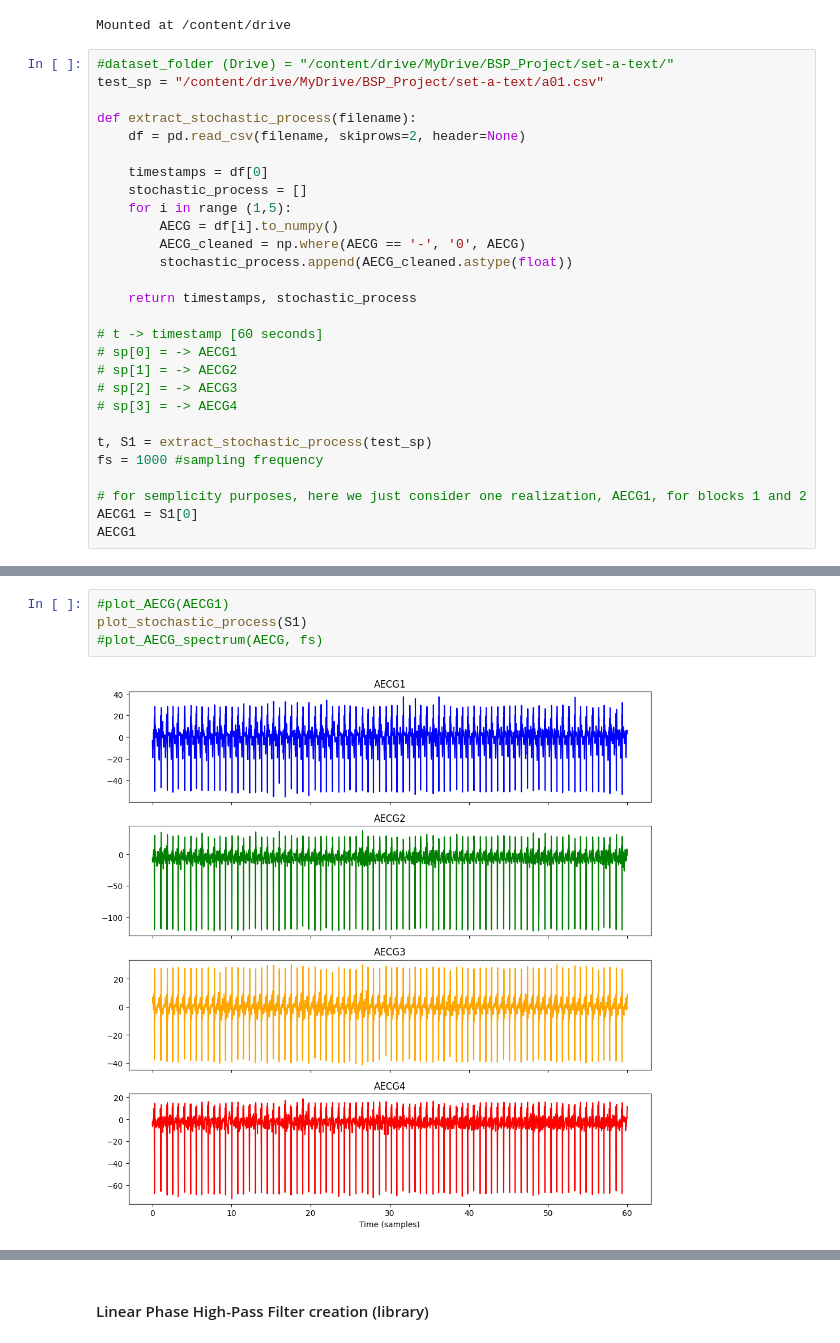
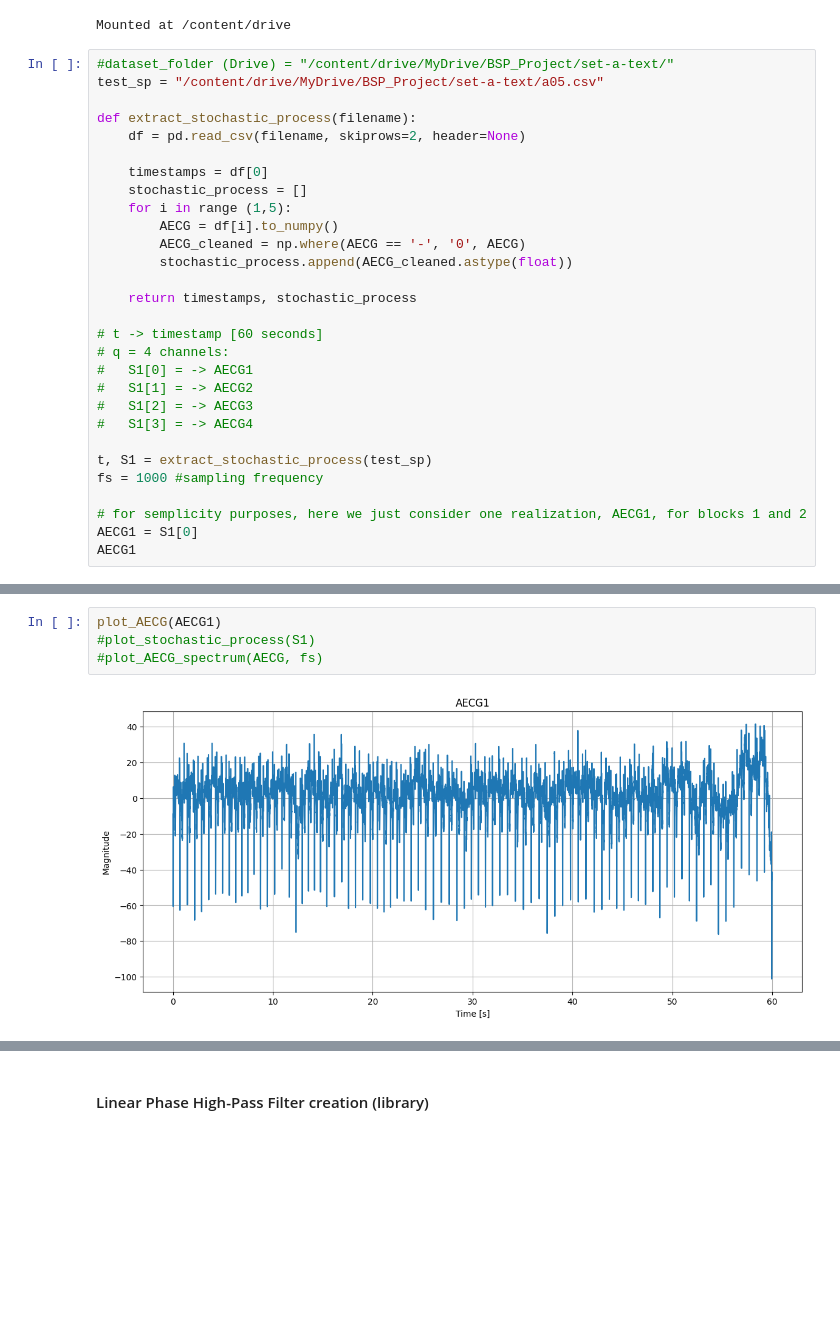
Before and after one commit to EmanueleGiavardi/BSP_project, a Jupyter notebook: test.ipynb, the cells around one changed output, grey strips where cells are left out. Cells and saved outputs as stored; diff of their text form; blank space fills up the shorter version.

```diff
--- a/test.ipynb
+++ b/test.ipynb
@@ -12,7 +12,7 @@ drive.mount('/content/drive', force_remount=True)
 Mounted at /content/drive
 # %%
 #dataset_folder (Drive) = "/content/drive/MyDrive/BSP_Project/set-a-text/"
-test_sp = "/content/drive/MyDrive/BSP_Project/set-a-text/a01.csv"
+test_sp = "/content/drive/MyDrive/BSP_Project/set-a-text/a05.csv"
 
 def extract_stochastic_process(filename):
     df = pd.read_csv(filename, skiprows=2, header=None)
@@ -27,10 +27,11 @@ def extract_stochastic_process(filename):
     return timestamps, stochastic_process
 
 # t -> timestamp [60 seconds]
-# sp[0] = -> AECG1
-# sp[1] = -> AECG2
-# sp[2] = -> AECG3
-# sp[3] = -> AECG4
+# q = 4 channels:
+#   S1[0] = -> AECG1
+#   S1[1] = -> AECG2
+#   S1[2] = -> AECG3
+#   S1[3] = -> AECG4
 
 t, S1 = extract_stochastic_process(test_sp)
 fs = 1000 #sampling frequency
@@ -81,9 +95,9 @@ def plot_stochastic_process(process):
     plt.tight_layout()
     plt.show()
 # %%
-#plot_AECG(AECG1)
-plot_stochastic_process(S1)
+plot_AECG(AECG1)
+#plot_stochastic_process(S1)
 #plot_AECG_spectrum(AECG, fs)
 # %% [output]
-[figure, old version]
+[figure, new version]
 # %% [markdown]
```
Also changed, not shown: parts of 5 cells of this notebook.
